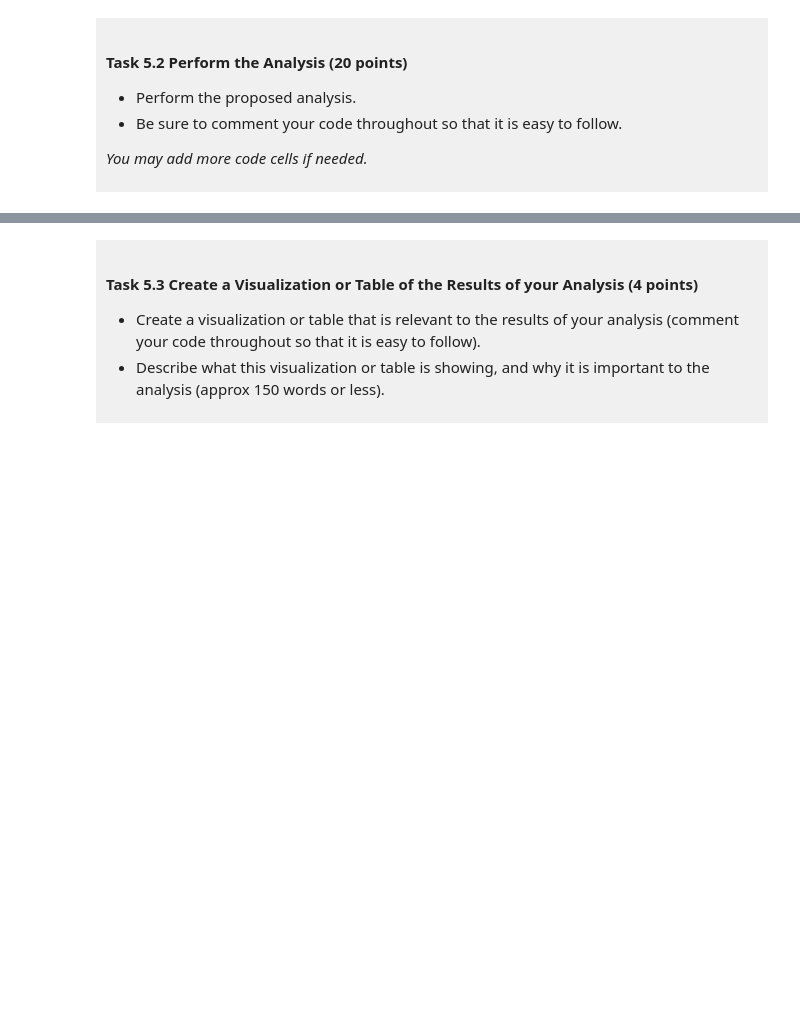
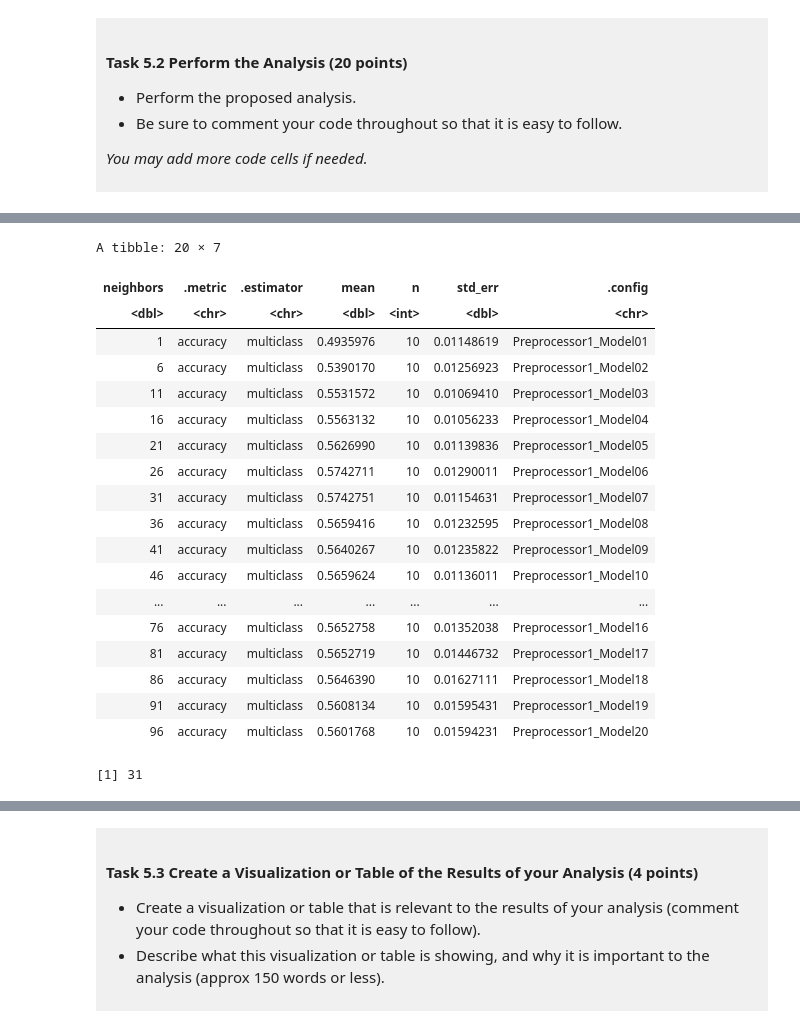
Before and after one commit to JessicaXJI/DSCI-100-Project-Jessica-Ji, a Jupyter notebook: dsci-100-project-notebook.ipynb, the cells around one changed output, grey strips where cells are left out. Cells and saved outputs as stored; diff of their text form; code cells hidden in the pictures; blank space fills up the shorter version.

```diff
--- a/dsci-100-project-notebook.ipynb
+++ b/dsci-100-project-notebook.ipynb
@@ -506,0 +596,36 @@ This is a *draft*, we require a commit at this stage but it does not need to be
+# %%
+# collect accuracies
+accuracies <- knn_fit |>
+    filter(.metric == "accuracy")
+
+accuracies
+# %% [output]
+A tibble: 20 × 7
+| neighbors | .metric | .estimator | mean | n | std_err | .config |
+| <dbl> | <chr> | <chr> | <dbl> | <int> | <dbl> | <chr> |
+| 1 | accuracy | multiclass | 0.4935976 | 10 | 0.01148619 | Preprocessor1_Model01 |
+| 6 | accuracy | multiclass | 0.5390170 | 10 | 0.01256923 | Preprocessor1_Model02 |
+| 11 | accuracy | multiclass | 0.5531572 | 10 | 0.01069410 | Preprocessor1_Model03 |
+| 16 | accuracy | multiclass | 0.5563132 | 10 | 0.01056233 | Preprocessor1_Model04 |
+| 21 | accuracy | multiclass | 0.5626990 | 10 | 0.01139836 | Preprocessor1_Model05 |
+| 26 | accuracy | multiclass | 0.5742711 | 10 | 0.01290011 | Preprocessor1_Model06 |
+| 31 | accuracy | multiclass | 0.5742751 | 10 | 0.01154631 | Preprocessor1_Model07 |
+| 36 | accuracy | multiclass | 0.5659416 | 10 | 0.01232595 | Preprocessor1_Model08 |
+| 41 | accuracy | multiclass | 0.5640267 | 10 | 0.01235822 | Preprocessor1_Model09 |
+| 46 | accuracy | multiclass | 0.5659624 | 10 | 0.01136011 | Preprocessor1_Model10 |
+| ... | ... | ... | ... | ... | ... | ... |
+| 76 | accuracy | multiclass | 0.5652758 | 10 | 0.01352038 | Preprocessor1_Model16 |
+| 81 | accuracy | multiclass | 0.5652719 | 10 | 0.01446732 | Preprocessor1_Model17 |
+| 86 | accuracy | multiclass | 0.5646390 | 10 | 0.01627111 | Preprocessor1_Model18 |
+| 91 | accuracy | multiclass | 0.5608134 | 10 | 0.01595431 | Preprocessor1_Model19 |
+| 96 | accuracy | multiclass | 0.5601768 | 10 | 0.01594231 | Preprocessor1_Model20 |
+# %%
+# pull the K value for the highest accuracy
+best_k <- accuracies |>
+    arrange(desc(mean)) |>
+    head(1) |>
+    pull(neighbors)
+
+best_k
+# %% [output]
+[1] 31
```
Also changed, not shown: parts of 24 cells of this notebook.
